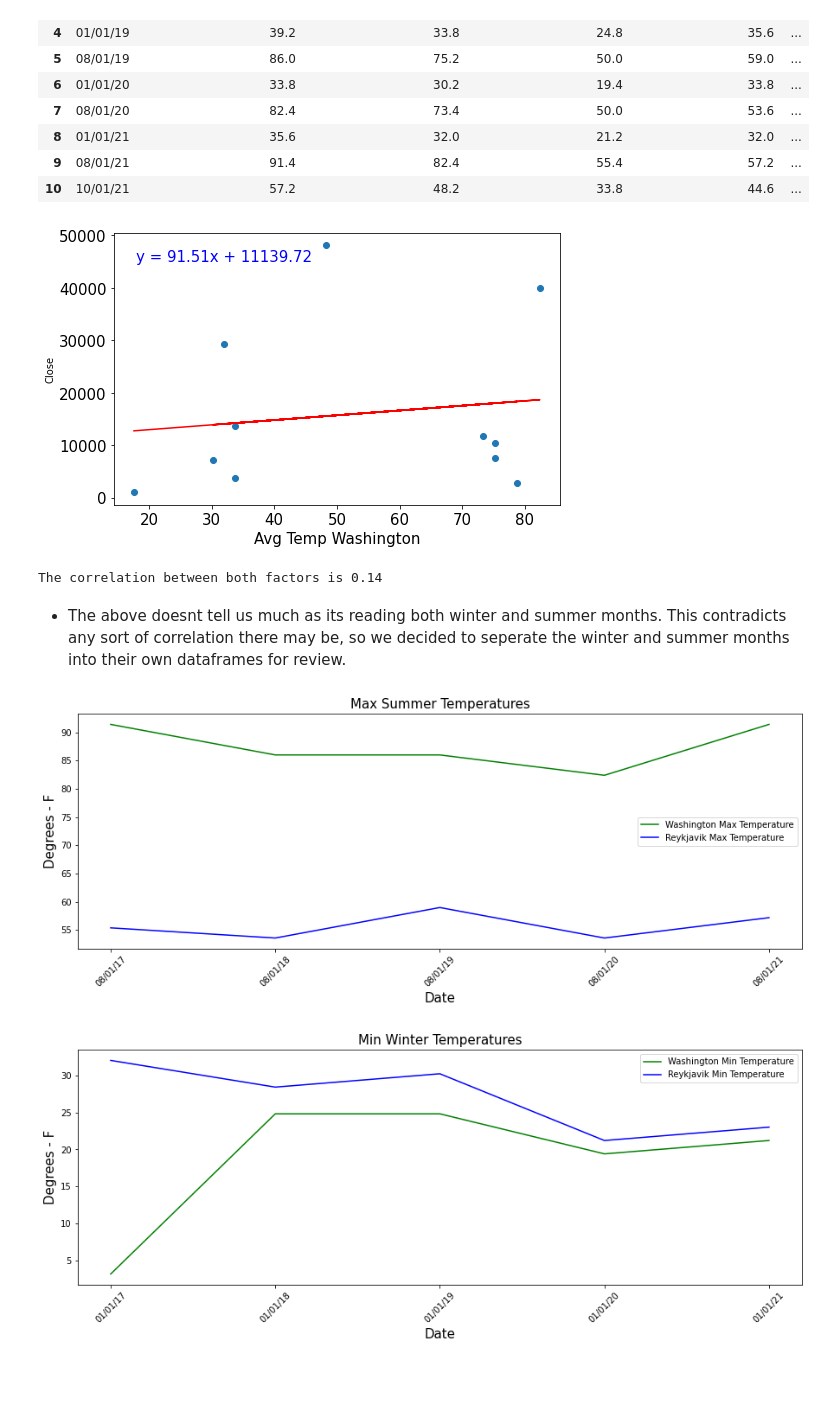
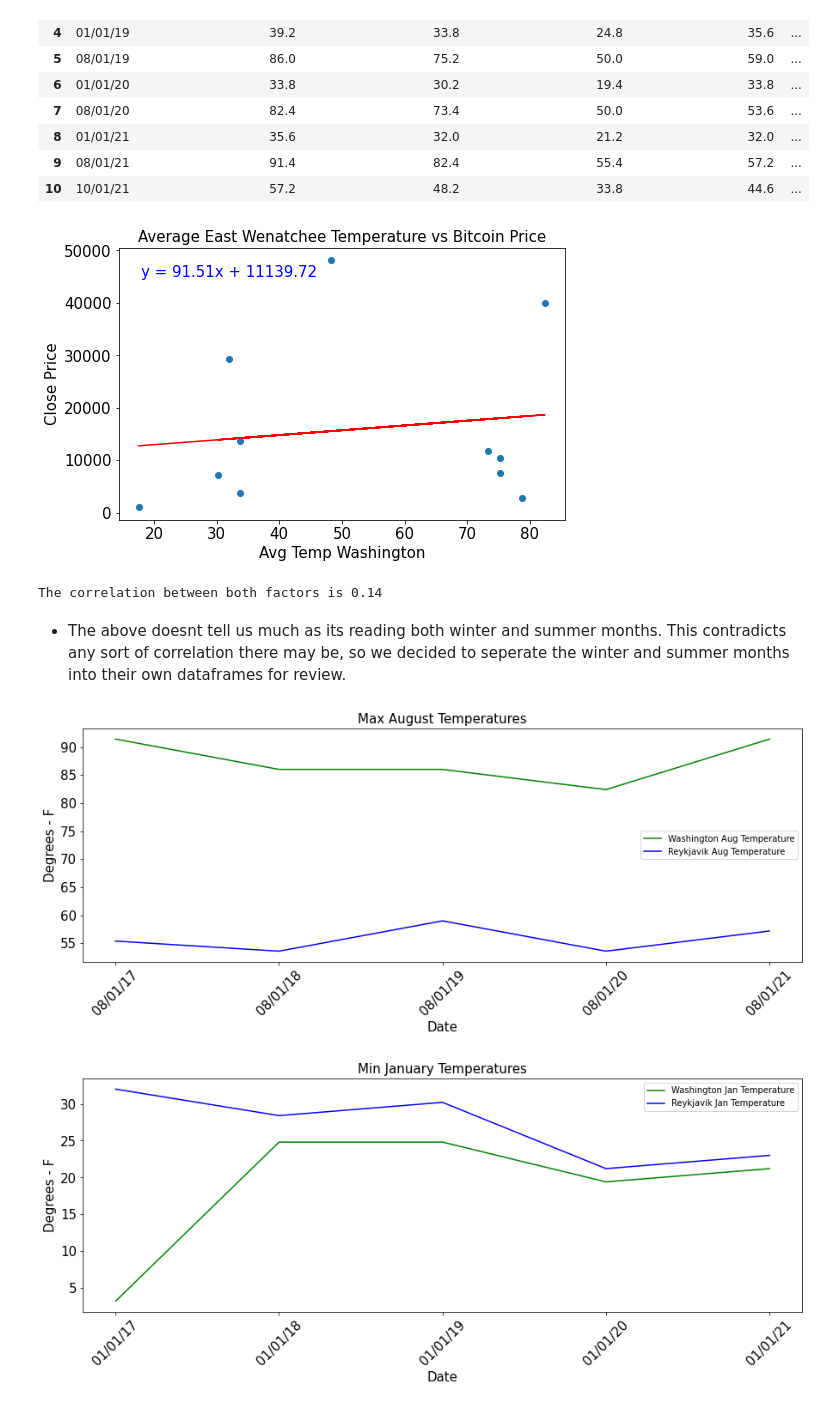
Before and after one commit to CharlotteC21/Cryptocurreny-Trend-Analysis-Group-Project, a Jupyter notebook: weather .ipynb, the cells around one changed output. Drawn from its saved outputs; the diff is of its cells as text; code cells hidden in the pictures; blank space fills up the shorter version.

```diff
--- a/weather .ipynb
+++ b/weather .ipynb
@@ -94,8 +94,9 @@ line_eq = "y = " + str(round(slope,2)) + "x + " + str(round(intercept,2))
 plt.scatter(x_values,y_values)
 plt.plot(x_values,regress_values,"r-")
 plt.annotate(line_eq,(18, 45000),fontsize=15,color="blue")
+plt.title("Average East Wenatchee Temperature vs Bitcoin Price", fontsize=15)
 plt.xlabel('Avg Temp Washington', fontsize=15)
-plt.ylabel('Close')
+plt.ylabel('Close Price', fontsize=15)
 plt.xticks(fontsize=15)
 plt.yticks(fontsize=15)
 
@@ -104,7 +105,7 @@ plt.show()
 correlation = st.pearsonr(bit_weather_df['Avg Temp Washington'],bit_weather_df['Close'])
 print(f"The correlation between both factors is {round(correlation[0],2)}")
 # %% [output]
-[figure, old version]
+[figure, new version]
 The correlation between both factors is 0.14
 # %% [markdown]
  - The above doesnt tell us much as its reading both winter and summer months. This contradicts any sort of correlation there may be, so we decided to seperate the winter and summer months into their own dataframes for review.
@@ -127,45 +128,45 @@ aug_data = bit_weather_df.loc[(bit_weather_df["Date"]== "08/01/17") |
 #summer temperature plot
 dates = aug_data ["Date"]
 washington_max_temp = aug_data ["Max Temp Washington"]
 reykjavik_max_temp = aug_data ["Max Temp Reykjavik"]
 
 
 plt.figure(figsize=(15, 5))
 
-plt.plot(dates, washington_max_temp, color="green", label="Washington Max Temperature")
-plt.plot(dates, reykjavik_max_temp, color="blue", label="Reykjavik Max Temperature")
+plt.plot(dates, washington_max_temp, color="green", label="Washington Aug Temperature")
+plt.plot(dates, reykjavik_max_temp, color="blue", label="Reykjavik Aug Temperature")
 
 plt.legend(loc="best")
-plt.title("Max Summer Temperatures", fontsize=15)
+plt.title("Max August Temperatures", fontsize=15)
 plt.xticks(rotation=45)
-plt.xticks(fontsize=10)
+plt.xticks(fontsize=15)
 plt.xlabel("Date", fontsize=15)
 plt.ylabel("Degrees - F", fontsize=15)
-plt.yticks(fontsize=10)
+plt.yticks(fontsize=15)
 plt.show()
 
 #winter temperature plot
 dates = jan_data ["Date"]
 washington_min_temp = jan_data ["Min Temp Washington"]
 reykjavik_min_temp = jan_data ["Min Temp Reykjavik"]
 
 
 plt.figure(figsize=(15, 5))
 
-plt.plot(dates, washington_min_temp, color="green", label="Washington Min Temperature")
-plt.plot(dates, reykjavik_min_temp, color="blue", label="Reykjavik Min Temperature")
+plt.plot(dates, washington_min_temp, color="green", label="Washington Jan Temperature")
+plt.plot(dates, reykjavik_min_temp, color="blue", label="Reykjavik Jan Temperature")
 
 plt.legend(loc="best")
-plt.title("Min Winter Temperatures", fontsize=15)
+plt.title("Min January Temperatures", fontsize=15)
 plt.xticks(rotation=45)
-plt.xticks(fontsize=10)
+plt.xticks(fontsize=15)
 plt.xlabel("Date", fontsize=15)
 plt.ylabel("Degrees - F", fontsize=15)
-plt.yticks(fontsize=10)
+plt.yticks(fontsize=15)
 plt.show()
 # %% [output]
-[figure, old version]
+[figure, new version]
-[figure, old version]
+[figure, new version]
 # %%
 #plot minimum winter Washington temperatures vs bitcoin price
 x_values = jan_data['Min Temp Washington']
```
Also changed, not shown: parts of 4 cells of this notebook.
